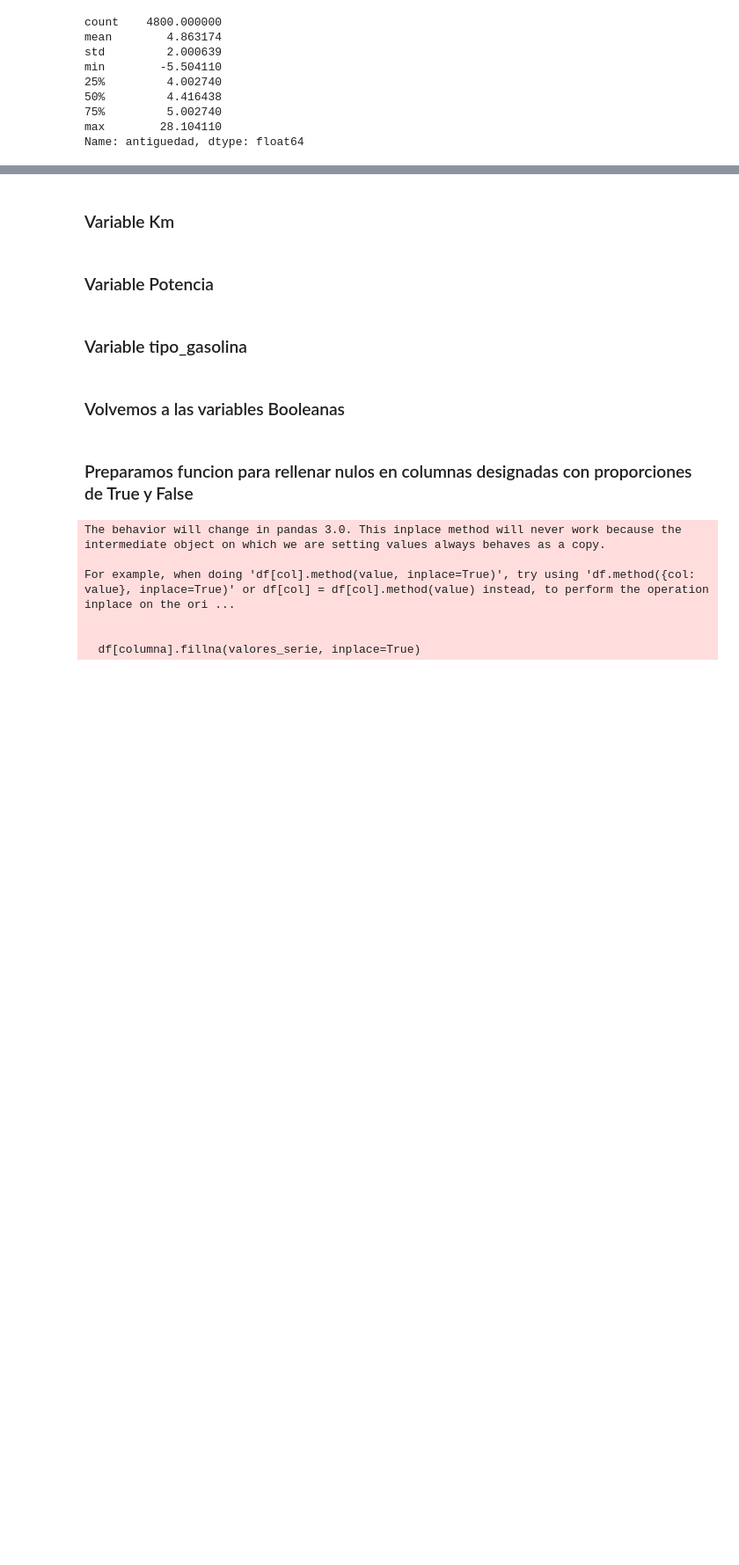
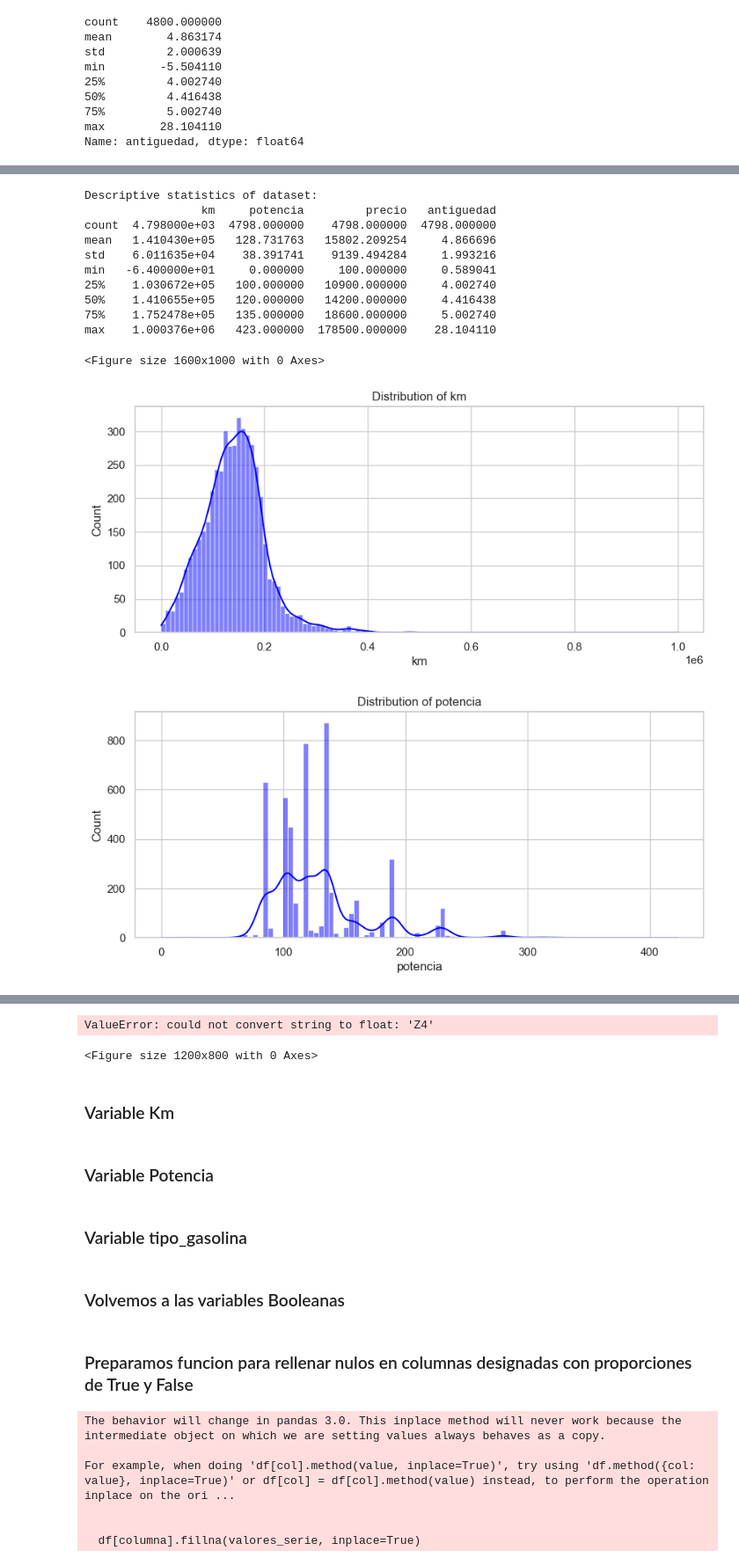
Before and after one commit to Unbiunio/Project-BMW, a Jupyter notebook: df_bmw.ipynb, the cells around one changed output, grey strips where cells are left out. Shown at 88% size. Saved outputs shown, nothing was run; the diff lists cells and outputs as text; code cells hidden in the pictures; blank space fills up the shorter version.

```diff
--- a/df_bmw.ipynb
+++ b/df_bmw.ipynb
@@ -340,4 +350,6 @@ min        -5.504110
 75%         5.002740
 max        28.104110
 Name: antiguedad, dtype: float64
+# %%
+df_bmw.drop(df_bmw[df_bmw["antiguedad"]<0].index, axis=0, inplace=True)
 # %%
@@ -353,0 +395,2 @@ df_bmw5.drop(df_bmw5[df_bmw5['antiguedad']<0].index, inplace=True)
+# %%
+df_bmw.drop(["fecha_venta","fecha_registro"], axis=1, inplace=True)
@@ -353,0 +418,2 @@ df_bmw5.drop(df_bmw5[df_bmw5['antiguedad']<0].index, inplace=True)
+# %%
+df_bmw["aire_acondicionado"].fillna(df_bmw["aire_acondicionado"].mode()[0], inplace=True)
@@ -353,0 +435,72 @@ df_bmw5.drop(df_bmw5[df_bmw5['antiguedad']<0].index, inplace=True)
+# %%
+def eda_visualizations(df):
+    """
+    Generate standard EDA visualizations for the dataset.
+
+    Parameters:
+    df (DataFrame): DataFrame to analyze.
+    """
+    # Set general styling
+    sns.set(style="whitegrid")
+    plt.figure(figsize=(16, 10))
+
+    # Descriptive statistics
+    print("Descriptive statistics of dataset:")
+    print(df.describe())
+
+    # Distribution of numerical variables
+    for col in df.select_dtypes(include=[np.number]).columns:
+        if col != 'precio':  # Excluimos la variable 'precio' por ahora
+            plt.figure(figsize=(10, 4))
+            sns.histplot(df[col], kde=True, color='blue')
+            plt.title(f'Distribution of {col}')
+            plt.show()
+
+    # Boxplots to detect outliers
+    for col in df.select_dtypes(include=[np.number]).columns:
+        if col != 'precio':
+            plt.figure(figsize=(10, 4))
+            sns.boxplot(x=df[col])
+            plt.title(f'Boxplot of {col} (outliers detection)')
+            plt.show()
+
+    # Pairplot for numerical variables
+    sns.pairplot(df.select_dtypes(include=[np.number]))
+    plt.show()
+
+    # Correlation matrix (heatmap)
+    plt.figure(figsize=(12, 8))
+    corr_matrix = df.corr()
+    sns.heatmap(corr_matrix, annot=True, cmap='coolwarm', linewidths=0.5)
+    plt.title("Correlation Heatmap")
+    plt.show()
+
+    # Scatter plots for potential outliers and negative/positive values vs target (precio)
+    for col in df.select_dtypes(include=[np.number]).columns:
+        if col != 'precio':  # exclude target variable if exists
+            plt.figure(figsize=(10, 4))
+            sns.scatterplot(x=df[col], y=df['precio'], hue=df['precio'], palette='cool')
+            plt.title(f'Scatterplot of {col} vs precio')
+            plt.show()
+
+    # Plotly interactive boxplots (optional)
+    for col in df.select_dtypes(include=[np.number]).columns:
+        fig = px.box(df, y=col, title=f"Interactive Boxplot of {col}")
+        fig.show()
+
+# Llamada a la función con tu dataset
+eda_visualizations(df_bmw)
+# %% [output]
+Descriptive statistics of dataset:
+                 km     potencia         precio   antiguedad
+count  4.798000e+03  4798.000000    4798.000000  4798.000000
+mean   1.410430e+05   128.731763   15802.209254     4.866696
+std    6.011635e+04    38.391741    9139.494284     1.993216
+min   -6.400000e+01     0.000000     100.000000     0.589041
+25%    1.030672e+05   100.000000   10900.000000     4.002740
+50%    1.410655e+05   120.000000   14200.000000     4.416438
+75%    1.752478e+05   135.000000   18600.000000     5.002740
+max    1.000376e+06   423.000000  178500.000000    28.104110
+<Figure size 1600x1000 with 0 Axes>
+[figure, added]
+[figure, added]
@@ -354,3 +512,5 @@ df_bmw5.drop(df_bmw5[df_bmw5['antiguedad']<0].index, inplace=True)
+ValueError: could not convert string to float: 'Z4'
+<Figure size 1200x800 with 0 Axes>
 # %% [markdown]
 ### Variable Km
 # %%
```
Also changed, not shown: parts of 17 cells of this notebook.
